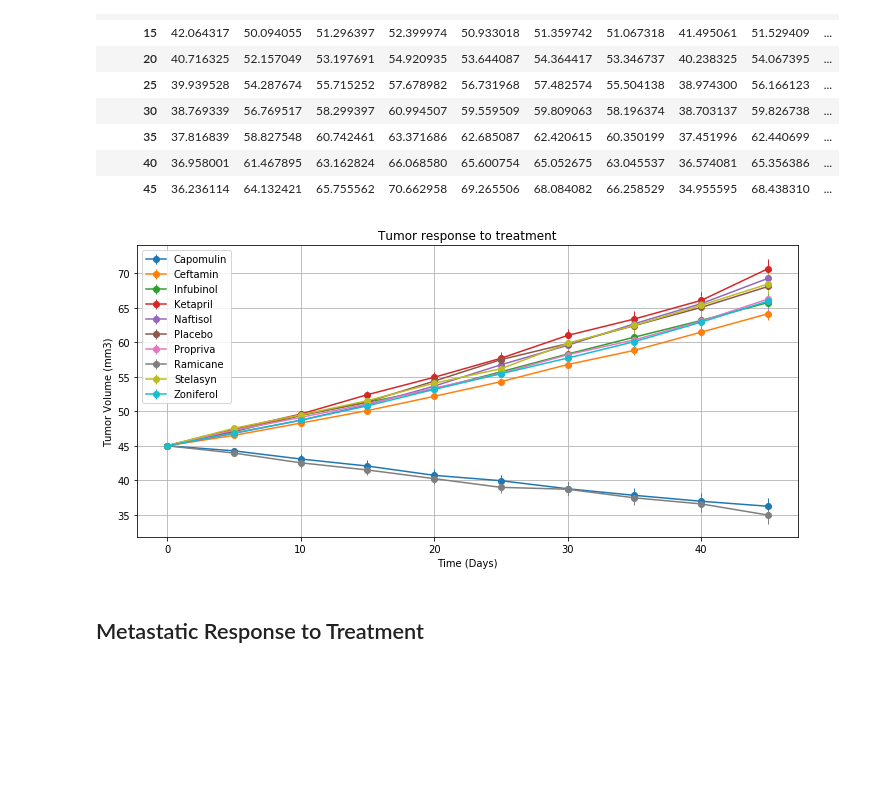
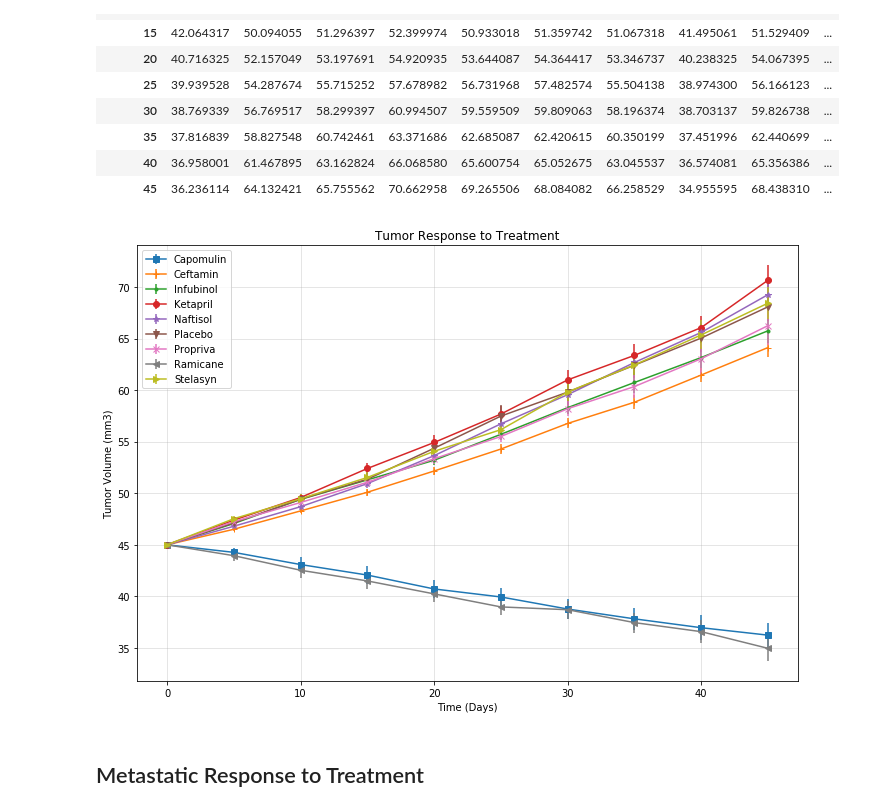
Before and after one commit to lweislo/Homework-5, a Jupyter notebook: weislo-homework5.ipynb, the cells around one changed output. Drawn from its saved outputs; the diff is of its cells as text; code cells hidden in the pictures; blank space fills up the shorter version.

```diff
--- a/weislo-homework5.ipynb
+++ b/weislo-homework5.ipynb
@@ -61,17 +63,20 @@ df_means
 # %%
 # Generate the Plot (with Error Bars)
 
-chart = df_means.plot(yerr=df_errors, kind='line', figsize=(10, 5), elinewidth=1, marker='o')
-chart.set_title('Tumor response to treatment')
+x = itertools.cycle(['s', '+', '.', 'o', '*', 'v','x','<','>','-'])
+y = len(df_means)-1
+
+for i in range(0,y):
+    chart = df_means.iloc[:, i].plot(yerr=df_errors, kind='line', figsize=(10,7), marker=next(x))
+chart.set_title('Tumor Response to Treatment')
 chart.set_xlabel('Time (Days)')
 chart.set_ylabel('Tumor Volume (mm3)')
 chart.legend(loc='best')
 plt.tight_layout()
-plt.grid()
+plt.grid(alpha=0.4)
 # Save the Figure
 plt.savefig('tumor_response.png')
-plt.show()
 # %% [output]
-[figure, old version]
+[figure, new version]
 # %%
 # Show the Figure
```
Also changed, not shown: parts of 26 cells of this notebook.
